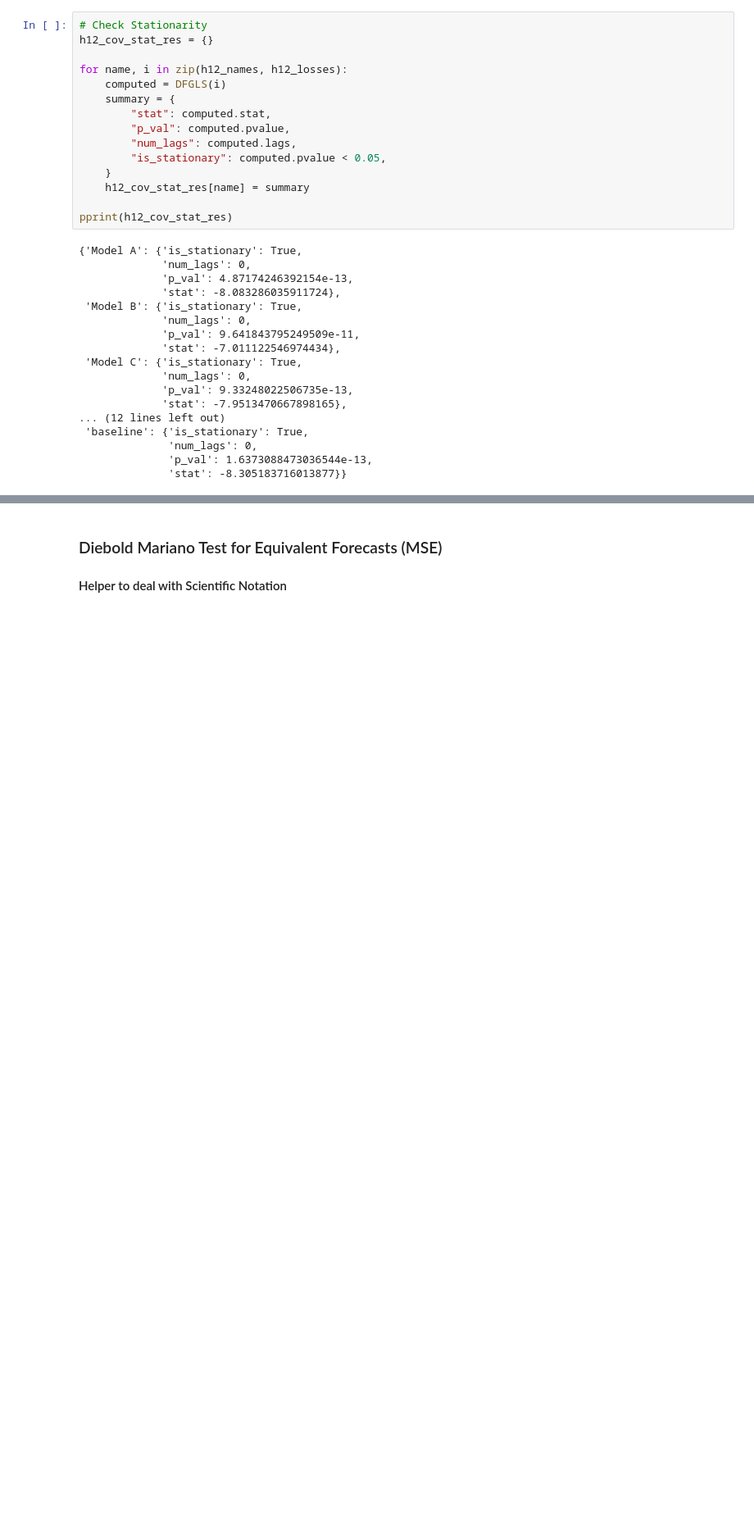
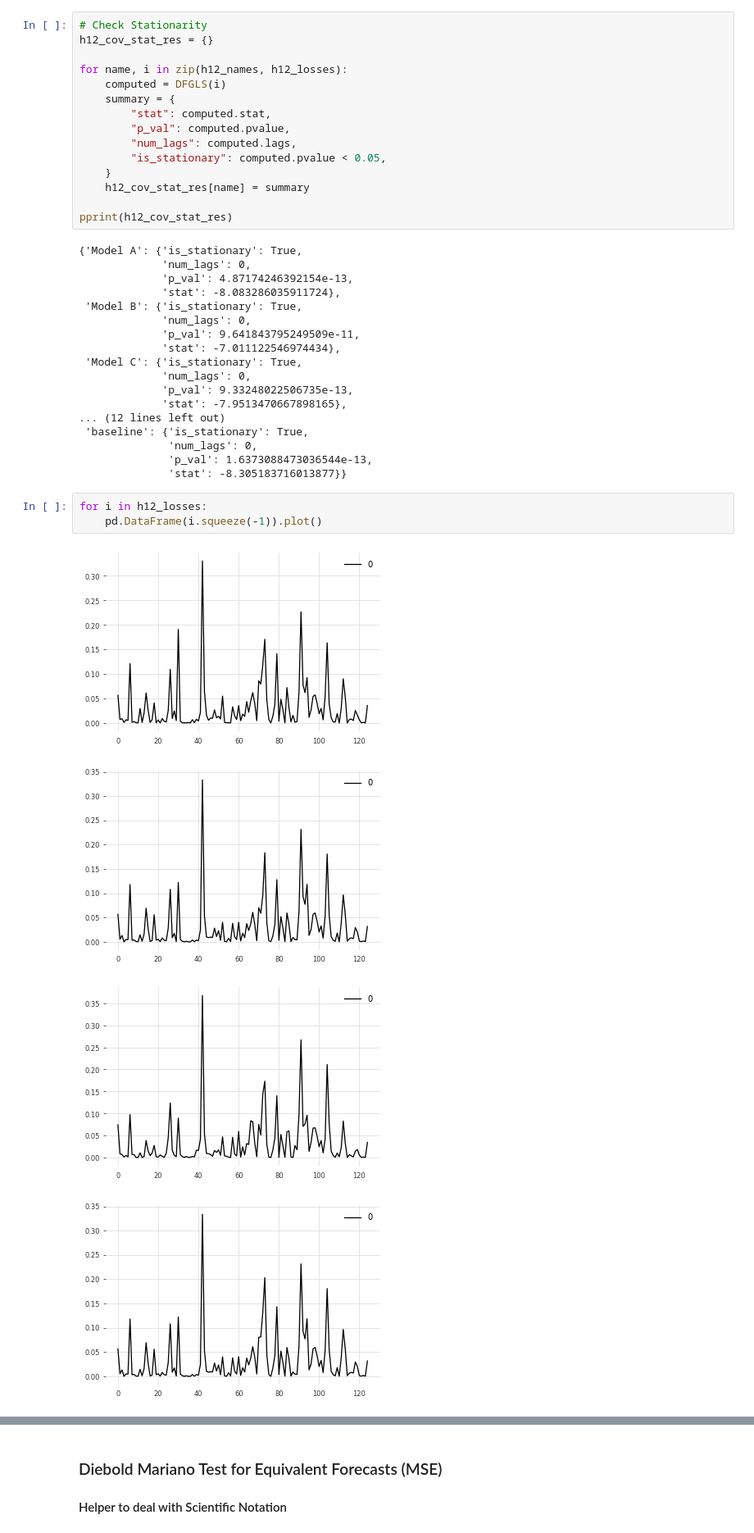
Before and after one commit to ChristopherLiew/Crypto-Uncertainty-Index, a Jupyter notebook: forecasting/prediction/diebold_mariano_test.ipynb, the cells around one changed output, grey strips where cells are left out. Shown: that part at 82% size. Saved outputs shown, nothing was run; the diff lists cells and outputs as text; blank space fills up the shorter version.

```diff
--- a/forecasting/prediction/diebold_mariano_test.ipynb
+++ b/forecasting/prediction/diebold_mariano_test.ipynb
@@ -353,3 +375,11 @@ pprint(h12_cov_stat_res)
               'num_lags': 0,
               'p_val': 1.6373088473036544e-13,
               'stat': -8.305183716013877}}
+# %%
+for i in h12_losses:
+    pd.DataFrame(i.squeeze(-1)).plot()
+# %% [output]
+[figure, added]
+[figure, added]
+[figure, added]
+[figure, added]
```
Also changed, not shown: parts of 3 cells of this notebook, 9 other files.
